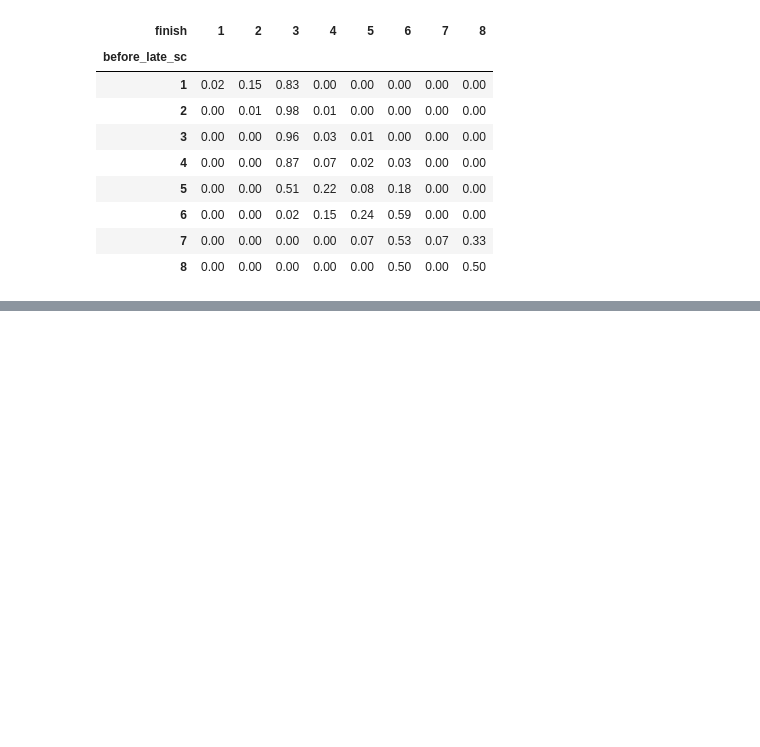
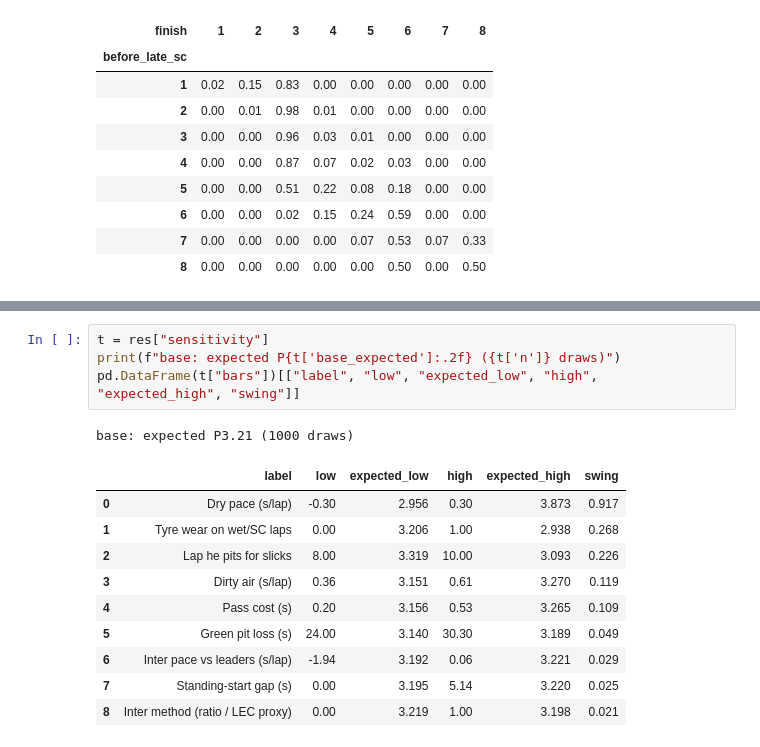
Before and after one commit to SyedTaqii/f1-2026-sepang-counterfactual, a Jupyter notebook: notebooks/sepang_counterfactual.ipynb, the cells around one changed output, grey strips where cells are left out. Saved outputs shown, nothing was run; the diff lists cells and outputs as text; blank space fills up the shorter version.

```diff
--- a/notebooks/sepang_counterfactual.ipynb
+++ b/notebooks/sepang_counterfactual.ipynb
@@ -355,0 +363,16 @@ pd.crosstab(d.before_late_sc, d.finish, normalize="index").round(2)   # position
+# %%
+t = res["sensitivity"]
+print(f"base: expected P{t['base_expected']:.2f} ({t['n']} draws)")
+pd.DataFrame(t["bars"])[["label", "low", "expected_low", "high", "expected_high", "swing"]]
+# %% [output]
+base: expected P3.21 (1000 draws)
+|  | label | low | expected_low | high | expected_high | swing |
+| 0 | Dry pace (s/lap) | -0.30 | 2.956 | 0.30 | 3.873 | 0.917 |
+| 1 | Tyre wear on wet/SC laps | 0.00 | 3.206 | 1.00 | 2.938 | 0.268 |
+| 2 | Lap he pits for slicks | 8.00 | 3.319 | 10.00 | 3.093 | 0.226 |
+| 3 | Dirty air (s/lap) | 0.36 | 3.151 | 0.61 | 3.270 | 0.119 |
+| 4 | Pass cost (s) | 0.20 | 3.156 | 0.53 | 3.265 | 0.109 |
+| 5 | Green pit loss (s) | 24.00 | 3.140 | 30.30 | 3.189 | 0.049 |
+| 6 | Inter pace vs leaders (s/lap) | -1.94 | 3.192 | 0.06 | 3.221 | 0.029 |
+| 7 | Standing-start gap (s) | 0.00 | 3.195 | 5.14 | 3.220 | 0.025 |
+| 8 | Inter method (ratio / LEC proxy) | 0.00 | 3.219 | 1.00 | 3.198 | 0.021 |
```
Also changed, not shown: parts of 13 cells of this notebook, 13 other files.
